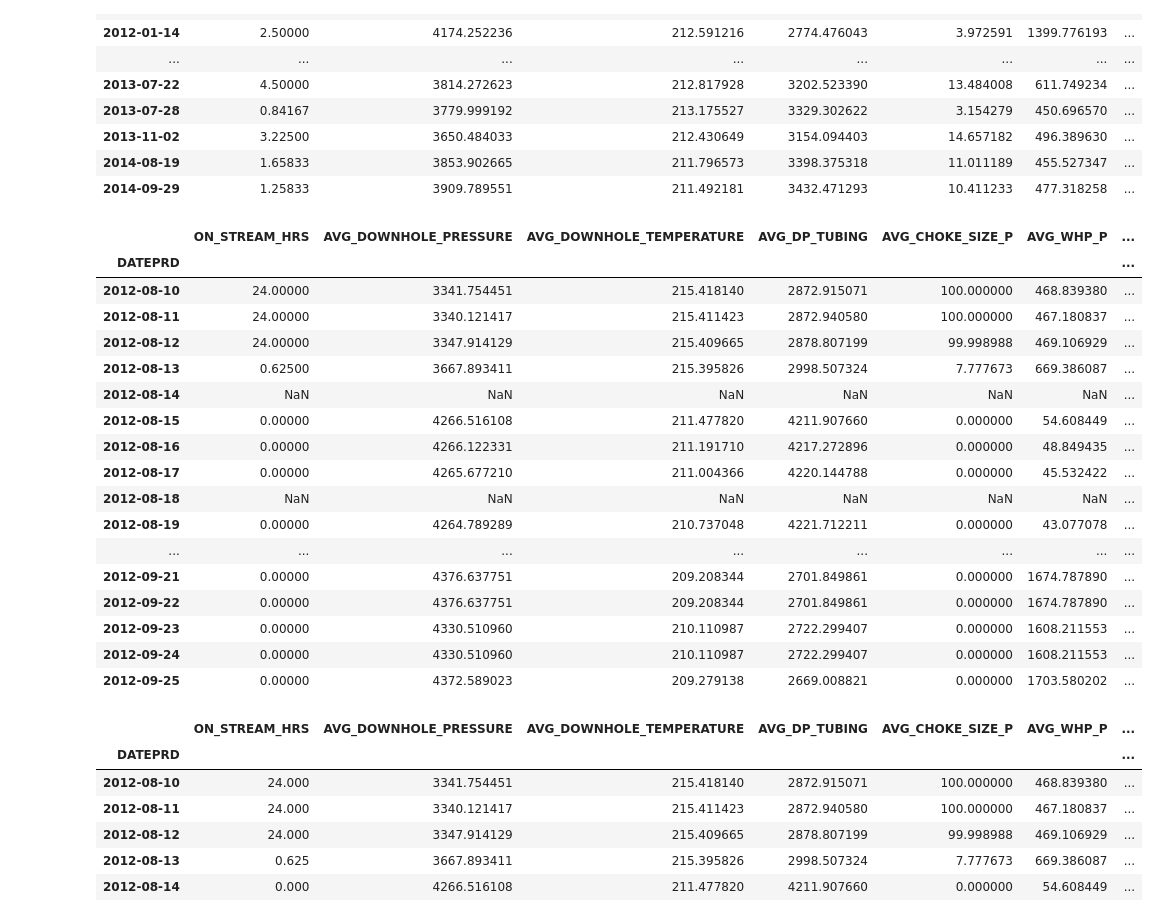
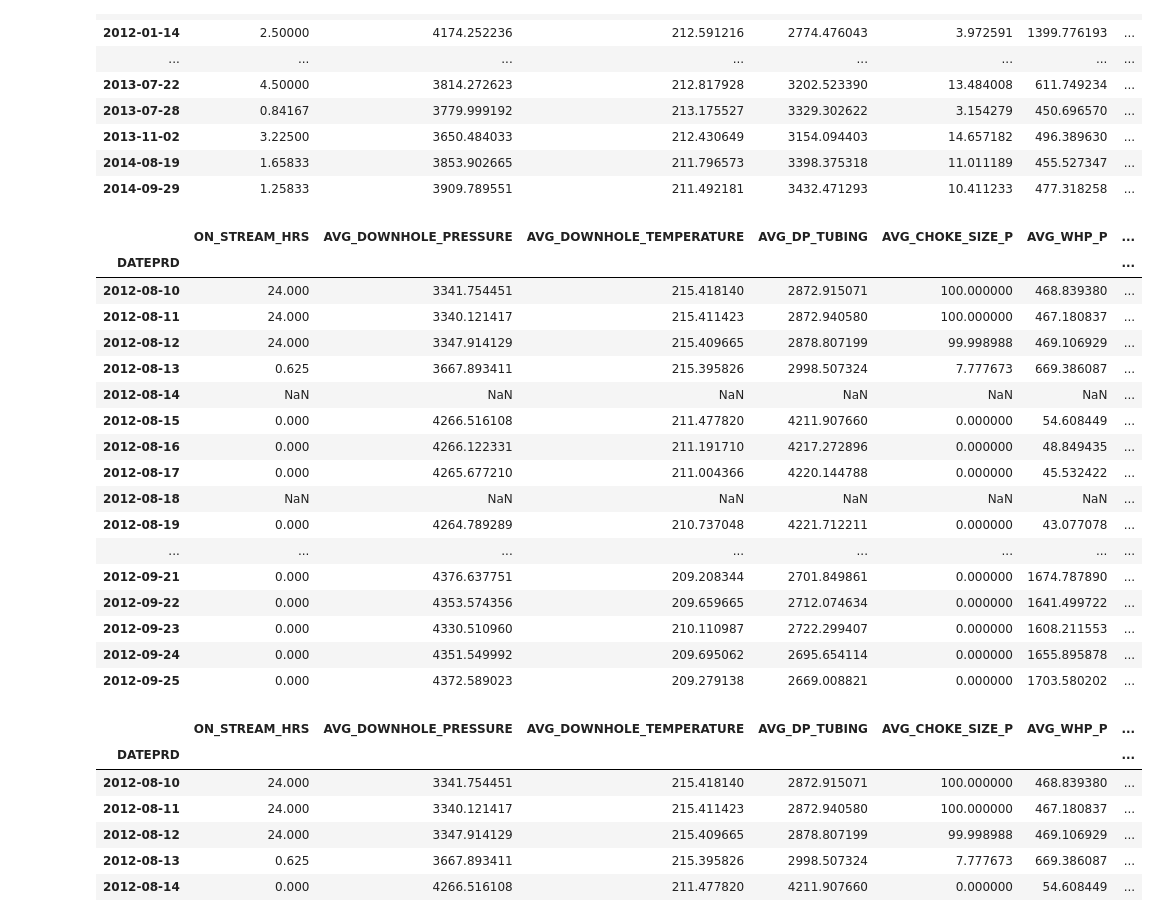
Before and after one commit to ashrafalaghbari/GA-TCN-LSTM, a Jupyter notebook: Data_pre-processing/data_cleaning.ipynb, the cells around one changed output. Drawn from its saved outputs; the diff is of its cells as text; code cells hidden in the pictures.

Commit message:
Fix the corrupted values between the period of 2012-09-02 & 2012-09-28

```diff
--- a/Data_pre-processing/data_cleaning.ipynb
+++ b/Data_pre-processing/data_cleaning.ipynb
@@ -9,5 +11,5 @@ import matplotlib.pyplot as plt
 import seaborn as sns
 import missingno as msno
 # %%
-train = pd.read_csv("df.csv",  parse_dates=["DATEPRD"], index_col="DATEPRD")
+df = pd.read_csv("F_14.csv",  parse_dates=["DATEPRD"], index_col="DATEPRD")
 # %%
@@ -31,5 +33,5 @@ Data columns (total 16 columns):
 dtypes: float64(16)
 memory usage: 253.4 KB
 # %%
-# remove average annulur pressure and pressure drop across the choke as it has no influence on oil prodcution in reality
-train.drop(["AVG_ANNULUS_PRESS"], axis=1, inplace=True)
+# remove average annulur pressure and pressure drop across the wellbore
+df = df.drop(["AVG_ANNULUS_PRESS"], axis=1)
@@ -200,2 +38,29 @@ train.loc[(train.ON_STREAM_HRS == 0) & (train.AVG_CHOKE_SIZE_P.isna()),"AVG_CHOK
+# %%
+#Correct the errors found in data points (24.31, 25) by changing the value to 24 hours.
+# This is because the preceding and subsequent values of on-stream hours are 24, and the oil volume at these points is close to that at (24.31, 25) hours.
+df["ON_STREAM_HRS"]  = np.where(df["ON_STREAM_HRS"] > 24 , 24, df["ON_STREAM_HRS"])
+# %%
+# the values for all variables are corrupted in the period of "2012-09-02" & "2012-09-28"
+# on strem hours is set to zero becasue oil production is zero
+df.loc["2012-09-02":"2012-09-28",'ON_STREAM_HRS'] = 0
+# average reservoir presure in this period is corrupted
+df.loc["2012-09-02":"2012-09-03",'AVG_DOWNHOLE_PRESSURE'] = np.nan
+# # average reservori pressure is decreaseing and decreasing; therefore, is imputated with linear interpolation
+df.loc["2012-09-01":"2012-09-27",'AVG_DOWNHOLE_PRESSURE'].interpolate(inplace = True, limit_direction ='forward')
+# # average reservoir temperature in this period is corrupted
+df.loc["2012-09-02":"2012-09-03",'AVG_DOWNHOLE_TEMPERATURE'] = np.nan
+# # average reservori pressure is decreaseing and decreasing; therefore, is imputated with linear interpolation
+df.loc["2012-09-01":"2012-09-27",'AVG_DOWNHOLE_TEMPERATURE'].interpolate(inplace = True,limit_direction ='forward')
+# The average choke size should be set to zero when the well is not in production
+df.loc[df['ON_STREAM_HRS'] == 0, 'AVG_CHOKE_SIZE_P'] = 0
+df["2012-09-01":"2012-09-27"] = df["2012-09-01":"2012-09-27"].interpolate(limit_direction ='forward')
+# use ffill to fill forward missing values
+df.loc["2012-09-27":"2012-09-29"] = df.loc["2012-09-27":"2012-09-29"].fillna(method='ffill')
+
+# the on stream injection volumne for F-5 on this day is zero, which means the injection rate should be zero too
+df.loc["2012-09-28"]['F_5_BORE_WI_VOL'] = 0
+
+mask = ((df["BORE_GAS_VOL"] == 0) | (df["BORE_WAT_VOL"] == 0) | (df["BORE_OIL_VOL"] == 0))
+df["ON_STREAM_HRS"] = np.where(mask, 0, df["ON_STREAM_HRS"])
 # %% [markdown]
 * BORE_GAS_VOL	& BORE_WAT_VOL
@@ -265,25 +87,25 @@ train.loc[(train["ON_STREAM_HRS"] < 5) & (train["ON_STREAM_HRS"] > 0)]
 | 2014-09-29 | 1.25833 | 3909.789551 | 211.492181 | 3432.471293 | 10.411233 | 477.318258 | ... |
 # %%
 # check why the oil prodcution is zero
-train.loc["2012-08-10":"2012-09-25"]
+df.loc["2012-08-10":"2012-09-25"]
 # %% [output]
 |  | ON_STREAM_HRS | AVG_DOWNHOLE_PRESSURE | AVG_DOWNHOLE_TEMPERATURE | AVG_DP_TUBING | AVG_CHOKE_SIZE_P | AVG_WHP_P | ... |
 | DATEPRD |  |  |  |  |  |  | ... |
-| 2012-08-10 | 24.00000 | 3341.754451 | 215.418140 | 2872.915071 | 100.000000 | 468.839380 | ... |
-| 2012-08-11 | 24.00000 | 3340.121417 | 215.411423 | 2872.940580 | 100.000000 | 467.180837 | ... |
-| 2012-08-12 | 24.00000 | 3347.914129 | 215.409665 | 2878.807199 | 99.998988 | 469.106929 | ... |
-| 2012-08-13 | 0.62500 | 3667.893411 | 215.395826 | 2998.507324 | 7.777673 | 669.386087 | ... |
+| 2012-08-10 | 24.000 | 3341.754451 | 215.418140 | 2872.915071 | 100.000000 | 468.839380 | ... |
+| 2012-08-11 | 24.000 | 3340.121417 | 215.411423 | 2872.940580 | 100.000000 | 467.180837 | ... |
+| 2012-08-12 | 24.000 | 3347.914129 | 215.409665 | 2878.807199 | 99.998988 | 469.106929 | ... |
+| 2012-08-13 | 0.625 | 3667.893411 | 215.395826 | 2998.507324 | 7.777673 | 669.386087 | ... |
 | 2012-08-14 | NaN | NaN | NaN | NaN | NaN | NaN | ... |
-| 2012-08-15 | 0.00000 | 4266.516108 | 211.477820 | 4211.907660 | 0.000000 | 54.608449 | ... |
-| 2012-08-16 | 0.00000 | 4266.122331 | 211.191710 | 4217.272896 | 0.000000 | 48.849435 | ... |
-| 2012-08-17 | 0.00000 | 4265.677210 | 211.004366 | 4220.144788 | 0.000000 | 45.532422 | ... |
+| 2012-08-15 | 0.000 | 4266.516108 | 211.477820 | 4211.907660 | 0.000000 | 54.608449 | ... |
+| 2012-08-16 | 0.000 | 4266.122331 | 211.191710 | 4217.272896 | 0.000000 | 48.849435 | ... |
+| 2012-08-17 | 0.000 | 4265.677210 | 211.004366 | 4220.144788 | 0.000000 | 45.532422 | ... |
 | 2012-08-18 | NaN | NaN | NaN | NaN | NaN | NaN | ... |
-| 2012-08-19 | 0.00000 | 4264.789289 | 210.737048 | 4221.712211 | 0.000000 | 43.077078 | ... |
+| 2012-08-19 | 0.000 | 4264.789289 | 210.737048 | 4221.712211 | 0.000000 | 43.077078 | ... |
 | ... | ... | ... | ... | ... | ... | ... | ... |
-| 2012-09-21 | 0.00000 | 4376.637751 | 209.208344 | 2701.849861 | 0.000000 | 1674.787890 | ... |
-| 2012-09-22 | 0.00000 | 4376.637751 | 209.208344 | 2701.849861 | 0.000000 | 1674.787890 | ... |
-| 2012-09-23 | 0.00000 | 4330.510960 | 210.110987 | 2722.299407 | 0.000000 | 1608.211553 | ... |
-| 2012-09-24 | 0.00000 | 4330.510960 | 210.110987 | 2722.299407 | 0.000000 | 1608.211553 | ... |
-| 2012-09-25 | 0.00000 | 4372.589023 | 209.279138 | 2669.008821 | 0.000000 | 1703.580202 | ... |
+| 2012-09-21 | 0.000 | 4376.637751 | 209.208344 | 2701.849861 | 0.000000 | 1674.787890 | ... |
+| 2012-09-22 | 0.000 | 4353.574356 | 209.659665 | 2712.074634 | 0.000000 | 1641.499722 | ... |
+| 2012-09-23 | 0.000 | 4330.510960 | 210.110987 | 2722.299407 | 0.000000 | 1608.211553 | ... |
+| 2012-09-24 | 0.000 | 4351.549992 | 209.695062 | 2695.654114 | 0.000000 | 1655.895878 | ... |
+| 2012-09-25 | 0.000 | 4372.589023 | 209.279138 | 2669.008821 | 0.000000 | 1703.580202 | ... |
 # %%
 # check why the oil prodcution is zero
```
Also changed, not shown: parts of 132 cells of this notebook.
